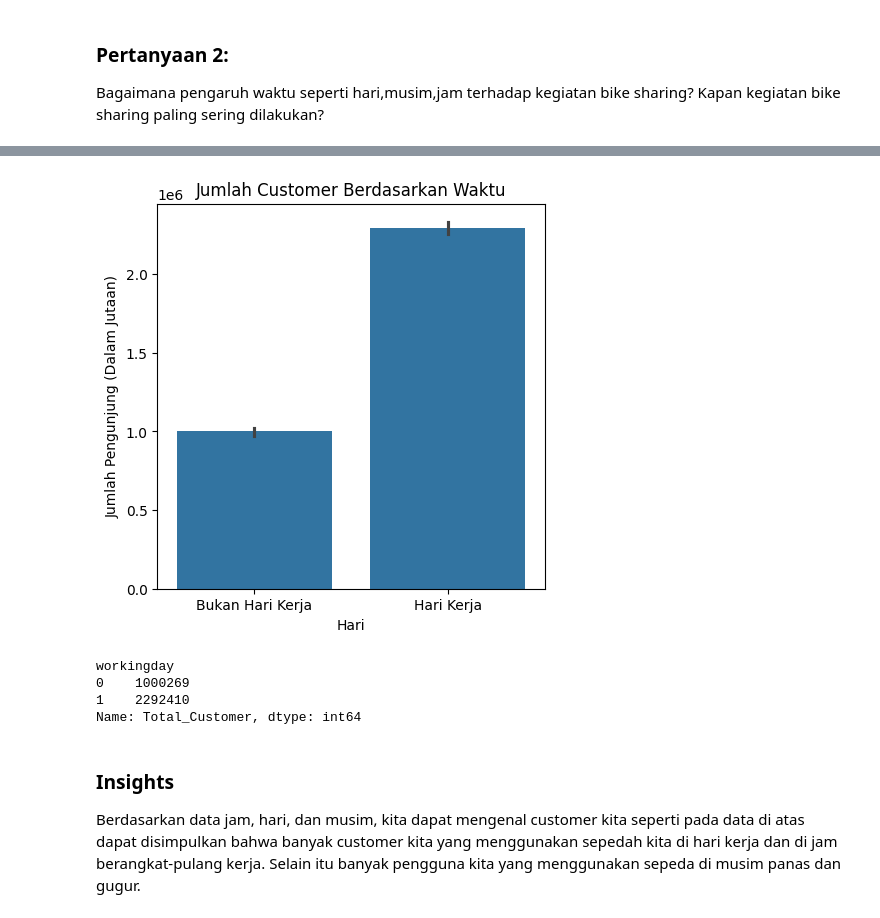
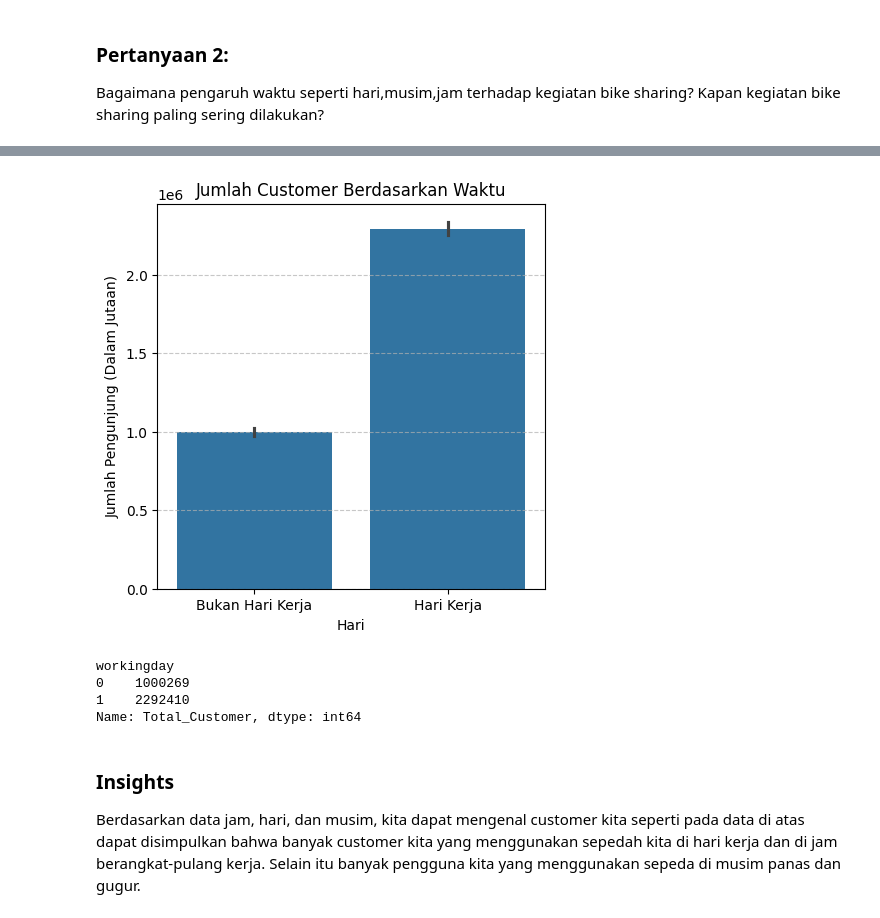
Before and after one commit to m8tyx/tugas-akhir, a Jupyter notebook: Proyek_Analisis_Data.ipynb, the cells around one changed output, grey strips where cells are left out. Saved outputs shown, nothing was run; the diff lists cells and outputs as text; code cells hidden in the pictures.

Commit message:
grid update

```diff
--- a/Proyek_Analisis_Data.ipynb
+++ b/Proyek_Analisis_Data.ipynb
@@ -295,8 +295,8 @@ hour_df.groupby(by="workingday").agg({
 ### Pertanyaan 1:
 Bagaimana pengaruh lingkungan terhadap kegiatan bike sharing, seperti kondisi cuaca/suhu/angin yang seperti apa dimana kegiatan bike sharing berada pada puncaknya.
 # %%
-days_df = pd.read_csv('C:/Users/User/Documents/tugas-akhir/day.csv')
-hour_df = pd.read_csv('C:/Users/User/Documents/tugas-akhir/hour.csv')
+days_df = pd.read_csv('./day.csv')
+hour_df = pd.read_csv('./hour.csv')
 hour_df.rename(columns={
     "cnt":"Total_Customer",
     "atemp":"Temperature",
@@ -317,6 +317,7 @@ sns.barplot(
     data=groupedhum_df,
     estimator=sum
 )
+plt.grid(axis='y', linestyle='--', alpha=0.7)
 plt.title('Jumlah Customer Berdasarkan Rentang Kelembapan')
 plt.xlabel('Rentang Kelembapan setelah di normalisasi')
 plt.ylabel('Jumlah Pengunjung (Dalam Jutaan)')
@@ -473,24 +476,24 @@ Name: Total_Customer, dtype: int64
 # %%
 plt.figure(figsize=(5, 5))
 sns.barplot(
     y="Total_Customer",
     x="workingday",
     data=hour_df,
     estimator=sum
 )
 
 days_label = {0: "Bukan Hari Kerja", 1: "Hari Kerja"}
-
+plt.grid(axis='y', linestyle='--', alpha=0.7)
 plt.title('Jumlah Customer Berdasarkan Waktu')
 plt.xlabel('Hari')
 plt.ylabel('Jumlah Pengunjung (Dalam Jutaan)')
 plt.xticks(ticks=list(days_label.keys()), labels=list(days_label.values()))
 plt.show()
 
 cek_aggregasi = hour_df.groupby("workingday")["Total_Customer"].sum()
 print(cek_aggregasi)
 # %% [output]
-[figure, old version]
+[figure, new version]
 workingday
 0    1000269
 1    2292410
```
Also changed, not shown: parts of 8 cells of this notebook, 1 other file.
